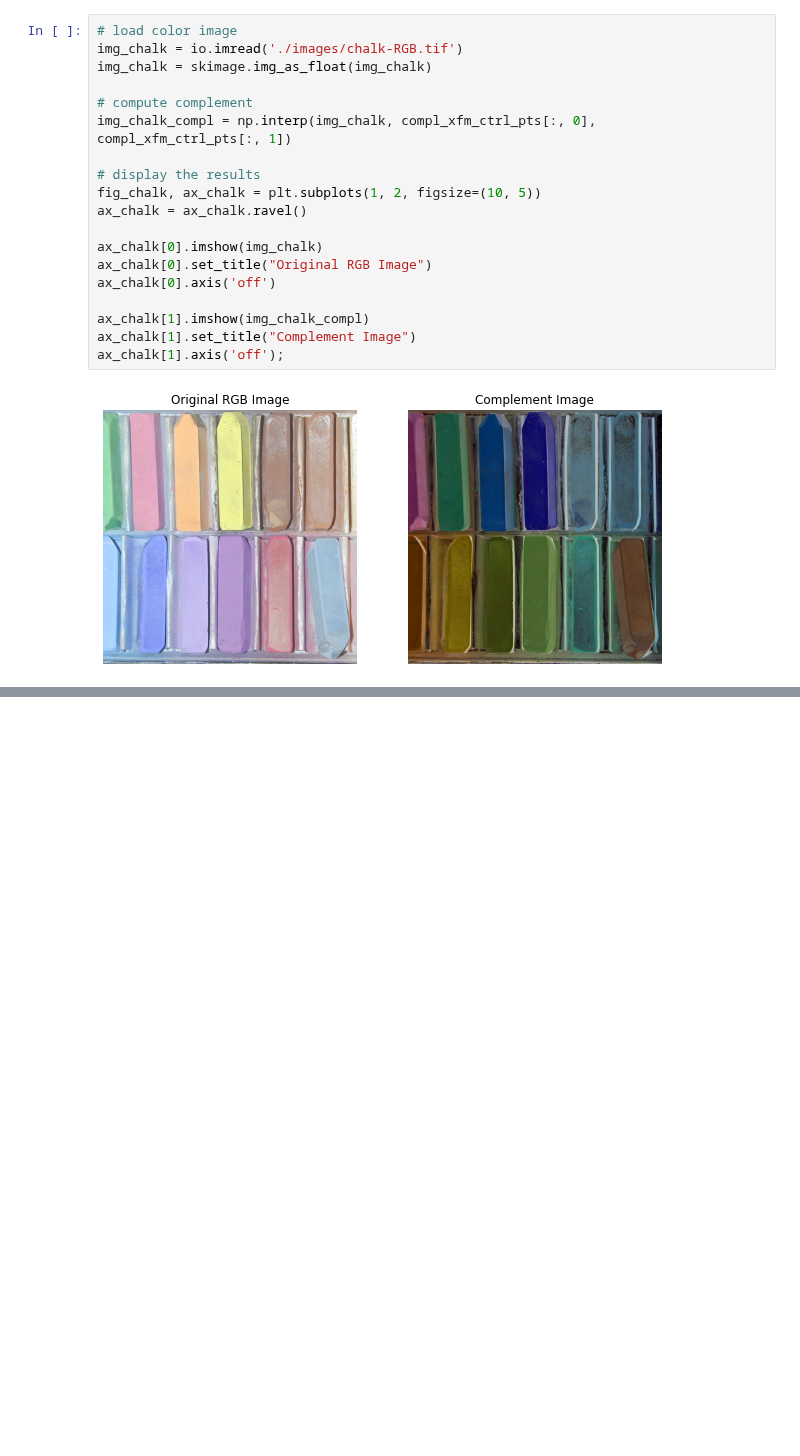
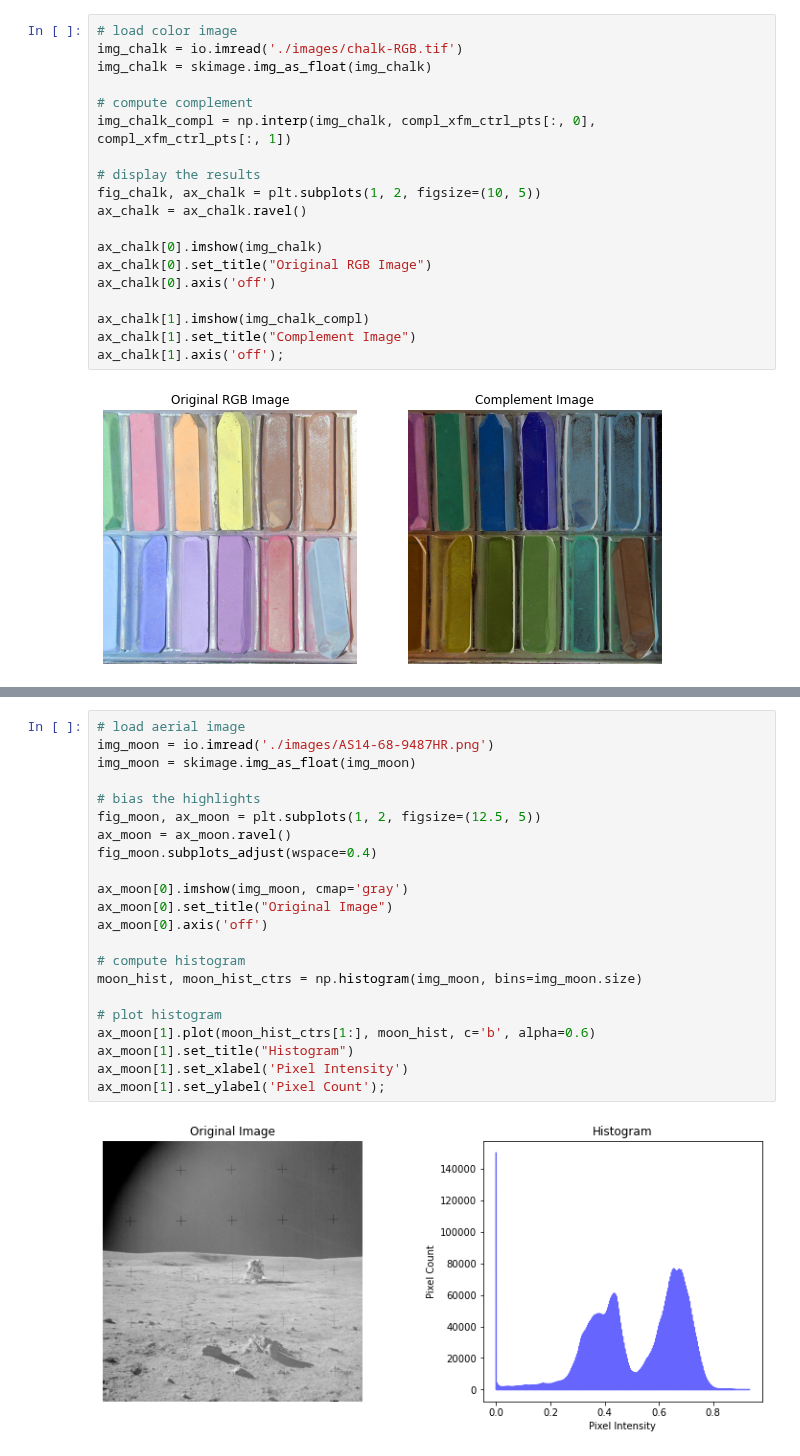
Before and after one commit to ecolon08/Digital-Image-Processing, a Jupyter notebook: Color Image Processing/ec_dip_color_img_proc_01.ipynb, the cells around one changed output, grey strips where cells are left out. Drawn from its saved outputs; the diff is of its cells as text; blank space fills up the shorter version.

```diff
--- a/Color Image Processing/ec_dip_color_img_proc_01.ipynb
+++ b/Color Image Processing/ec_dip_color_img_proc_01.ipynb
@@ -414,0 +430,24 @@ ax_chalk[1].axis('off');
+# %%
+# load aerial image
+img_moon = io.imread('./images/AS14-68-9487HR.png')
+img_moon = skimage.img_as_float(img_moon)
+
+# bias the highlights
+fig_moon, ax_moon = plt.subplots(1, 2, figsize=(12.5, 5))
+ax_moon = ax_moon.ravel()
+fig_moon.subplots_adjust(wspace=0.4)
+
+ax_moon[0].imshow(img_moon, cmap='gray')
+ax_moon[0].set_title("Original Image")
+ax_moon[0].axis('off')
+
+# compute histogram
+moon_hist, moon_hist_ctrs = np.histogram(img_moon, bins=img_moon.size)
+
+# plot histogram
+ax_moon[1].plot(moon_hist_ctrs[1:], moon_hist, c='b', alpha=0.6)
+ax_moon[1].set_title("Histogram")
+ax_moon[1].set_xlabel('Pixel Intensity')
+ax_moon[1].set_ylabel('Pixel Count');
+# %% [output]
+[figure, added]
```
Also changed, not shown: parts of 5 cells of this notebook, 2 other files.
